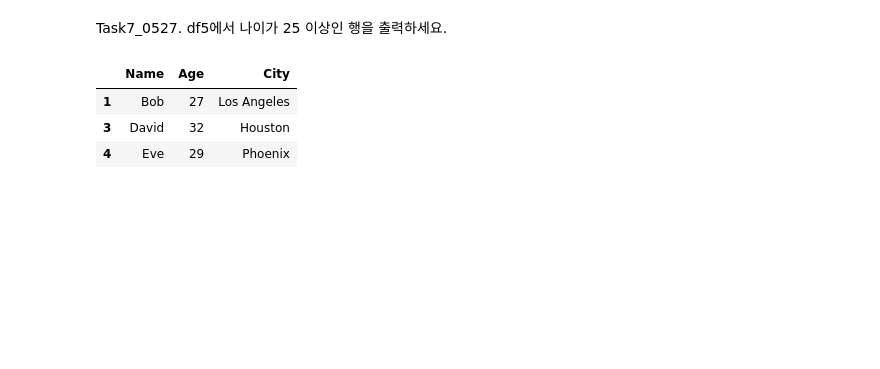
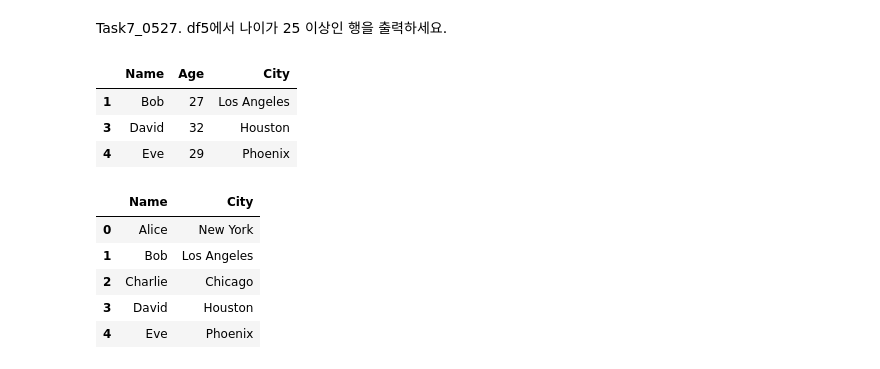
Before and after one commit to Kimhang-KDT/kita_2404, a Jupyter notebook: m3_분석 라이브러리/m3_20240527_Task.ipynb, the cells around one changed output. Cells and saved outputs as stored; diff of their text form; code cells hidden in the pictures; blank space fills up the shorter version.

```diff
--- a/m3_분석 라이브러리/m3_20240527_Task.ipynb
+++ b/m3_분석 라이브러리/m3_20240527_Task.ipynb
@@ -248,3 +309,13 @@ res
 | 1 | Bob | 27 | Los Angeles |
 | 3 | David | 32 | Houston |
 | 4 | Eve | 29 | Phoenix |
+# %%
+df5[['Name']]
+df5[['Name','City']]
+# %% [output]
+|  | Name | City |
+| 0 | Alice | New York |
+| 1 | Bob | Los Angeles |
+| 2 | Charlie | Chicago |
+| 3 | David | Houston |
+| 4 | Eve | Phoenix |
```
Also changed, not shown: parts of 5 cells of this notebook.
